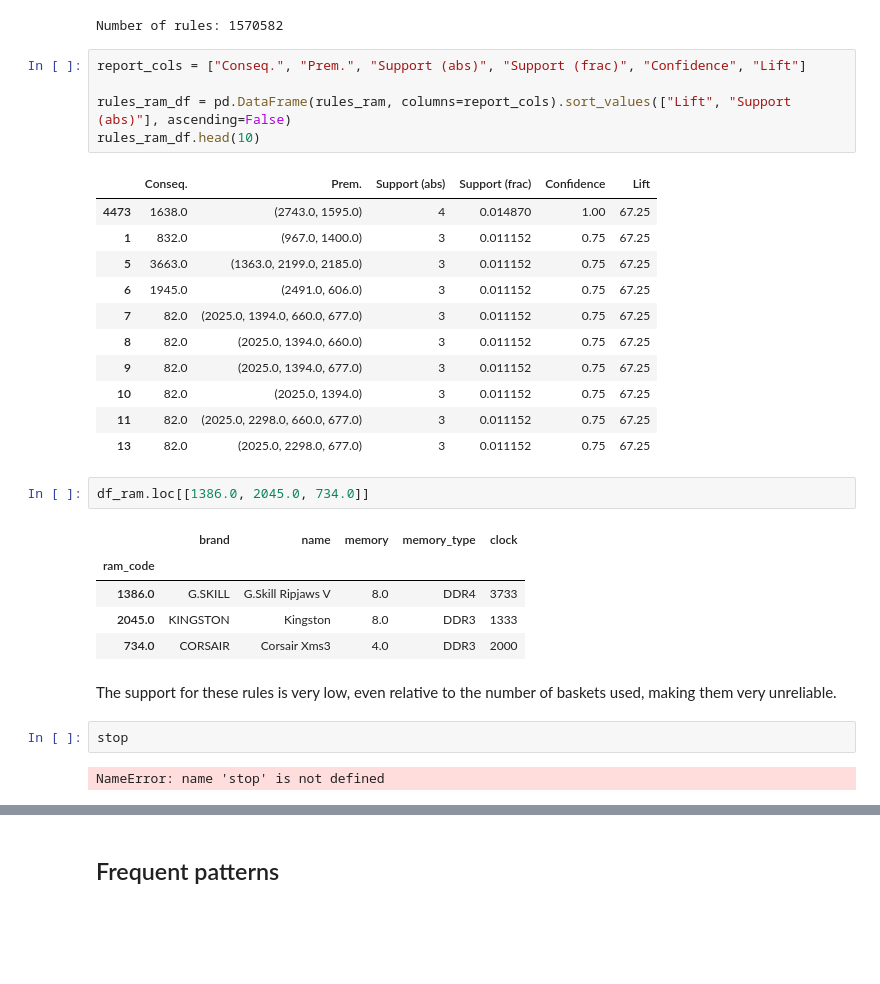
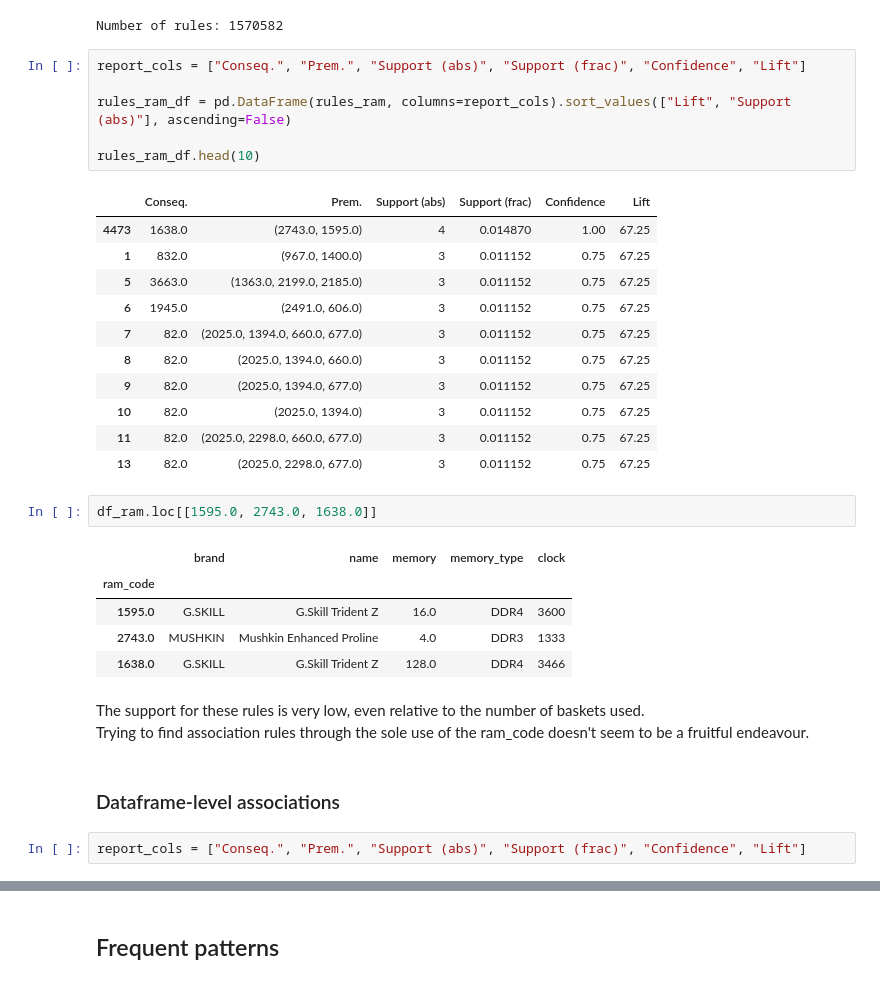
Before and after one commit to adettori/Data-Mining-DM-2020-project, a Jupyter notebook: DM_14_TASK4/dm2020-2-task4.ipynb, the cells around one changed output, grey strips where cells are left out. Cells and saved outputs as stored; diff of their text form; blank space fills up the shorter version.

Commit message:
First draft of association rules section

```diff
--- a/DM_14_TASK4/dm2020-2-task4.ipynb
+++ b/DM_14_TASK4/dm2020-2-task4.ipynb
@@ -94,6 +185,7 @@ Number of rules: 1570582
 report_cols = ["Conseq.", "Prem.", "Support (abs)", "Support (frac)", "Confidence", "Lift"]
 
 rules_ram_df = pd.DataFrame(rules_ram, columns=report_cols).sort_values(["Lift", "Support (abs)"], ascending=False)
+
 rules_ram_df.head(10)
 # %% [output]
 |  | Conseq. | Prem. | Support (abs) | Support (frac) | Confidence | Lift |
@@ -108,16 +200,17 @@ rules_ram_df.head(10)
 | 11 | 82.0 | (2025.0, 2298.0, 660.0, 677.0) | 3 | 0.011152 | 0.75 | 67.25 |
 | 13 | 82.0 | (2025.0, 2298.0, 677.0) | 3 | 0.011152 | 0.75 | 67.25 |
 # %%
-df_ram.loc[[1386.0, 2045.0, 734.0]]
+df_ram.loc[[1595.0, 2743.0, 1638.0]]
 # %% [output]
 |  | brand | name | memory | memory_type | clock |
 | ram_code |  |  |  |  |  |
-| 1386.0 | G.SKILL | G.Skill Ripjaws V | 8.0 | DDR4 | 3733 |
-| 2045.0 | KINGSTON | Kingston | 8.0 | DDR3 | 1333 |
-| 734.0 | CORSAIR | Corsair Xms3 | 4.0 | DDR3 | 2000 |
+| 1595.0 | G.SKILL | G.Skill Trident Z | 16.0 | DDR4 | 3600 |
+| 2743.0 | MUSHKIN | Mushkin Enhanced Proline | 4.0 | DDR3 | 1333 |
+| 1638.0 | G.SKILL | G.Skill Trident Z | 128.0 | DDR4 | 3466 |
 # %% [markdown]
-The support for these rules is very low, even relative to the number of baskets used, making them very unreliable.
+The support for these rules is very low, even relative to the number of baskets used.
+Trying to find association rules through the sole use of the ram_code doesn't seem to be a fruitful endeavour.
-# %%
-stop
-# %% [output]
-NameError: name 'stop' is not defined
+# %% [markdown]
+### Dataframe-level associations
+# %%
+report_cols = ["Conseq.", "Prem.", "Support (abs)", "Support (frac)", "Confidence", "Lift"]
```
Also changed, not shown: parts of 45 cells of this notebook.
